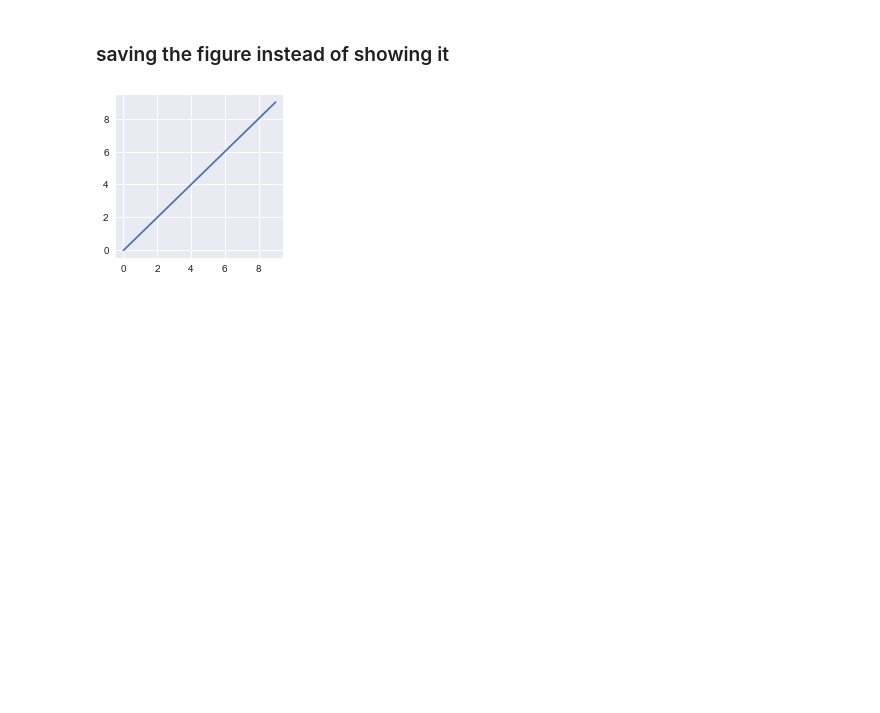
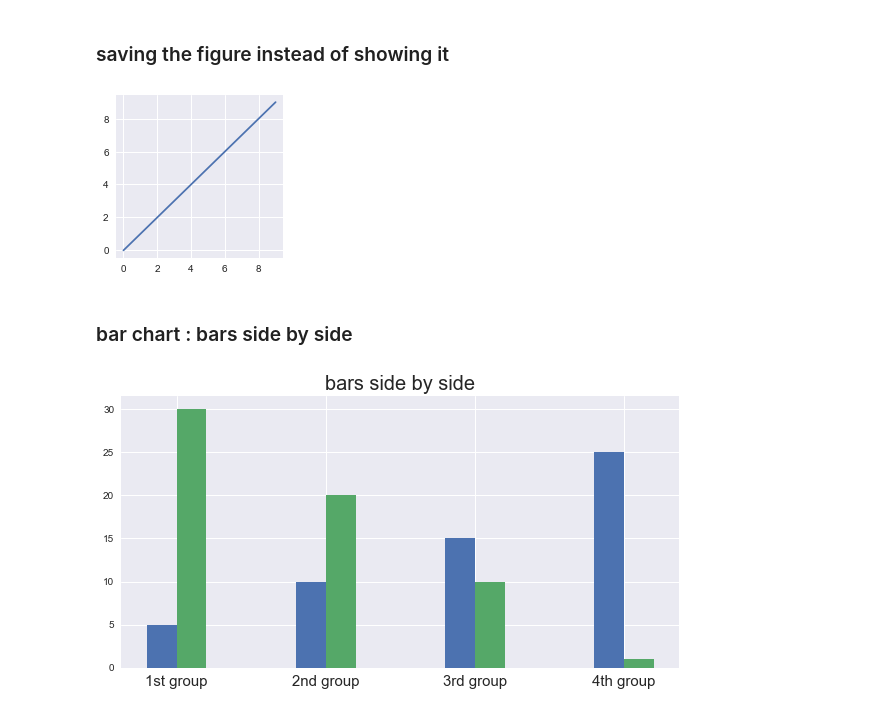
Before and after one commit to babinyurii/cheet_sheets, a Jupyter notebook: matplotlib_cheet_sheet.ipynb, the cells around one changed output. Cells and saved outputs as stored; diff of their text form; code cells hidden in the pictures; blank space fills up the shorter version.

```diff
--- a/matplotlib_cheet_sheet.ipynb
+++ b/matplotlib_cheet_sheet.ipynb
@@ -454,3 +472,30 @@ fig = plt.figure(figsize=(3,3,))
 plt.plot(nums)
 fig.savefig("test.png") #  saving the figure
 plt.close() # this method does the job
+# %% [markdown]
+### <a id="20">bar chart : bars side by side</a>
+# %%
+%matplotlib inline
+
+fig = plt.figure(figsize=(10, 5))
+
+data1 = [5, 10, 15, 25]
+data2 = [30, 20, 10, 1]
+
+bar_width = 0.2
+# position of the bars for data1
+index_data1 = [0, 1, 2, 3]
+# position of the bars for data2 : step right on the value of bar_width
+index_data2 = [x + bar_width for x in index]
+
+plt.bar(index_data1, data1, bar_width)
+plt.bar(index_data2, data2, bar_width)
+
+# just calculating position of the ticks on the x-axis
+# shift position left on the value of bar_width divided by 2
+tick_position = [x + bar_width / 2 for x in index]
+plt.xticks(tick_position, ["1st group", "2nd group", "3rd group", "4th group"], fontsize=15)
+plt.title("bars side by side", fontsize=20)
+plt.show()
+# %% [output]
+[figure, added]
```
Also changed, not shown: parts of 5 cells of this notebook.
